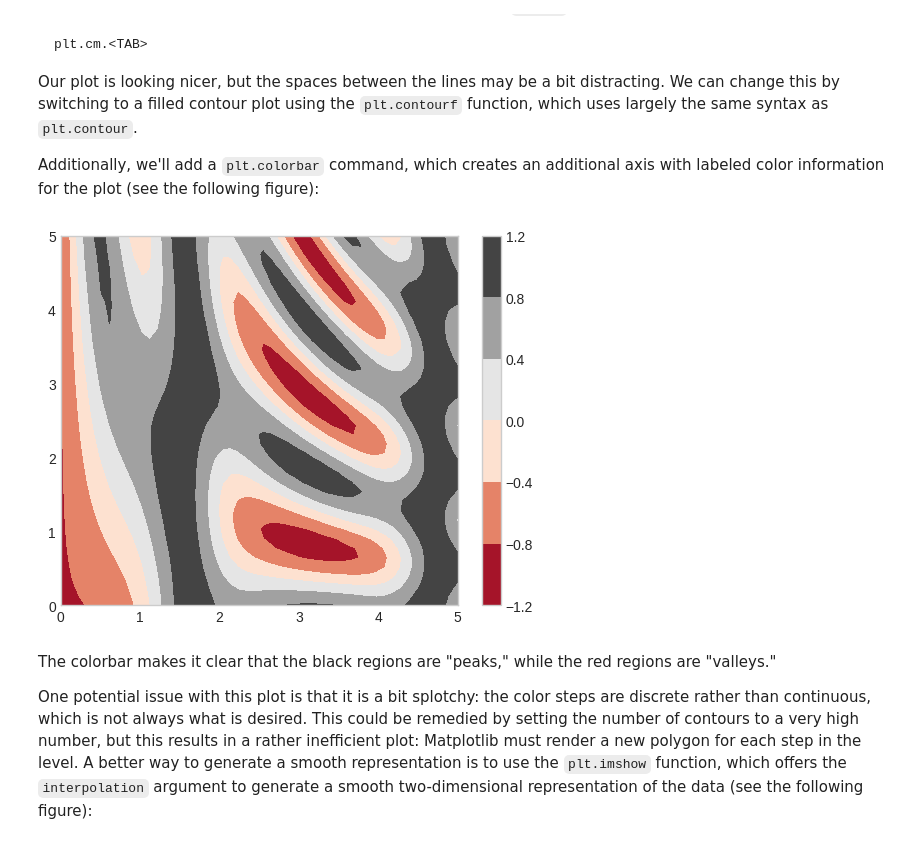
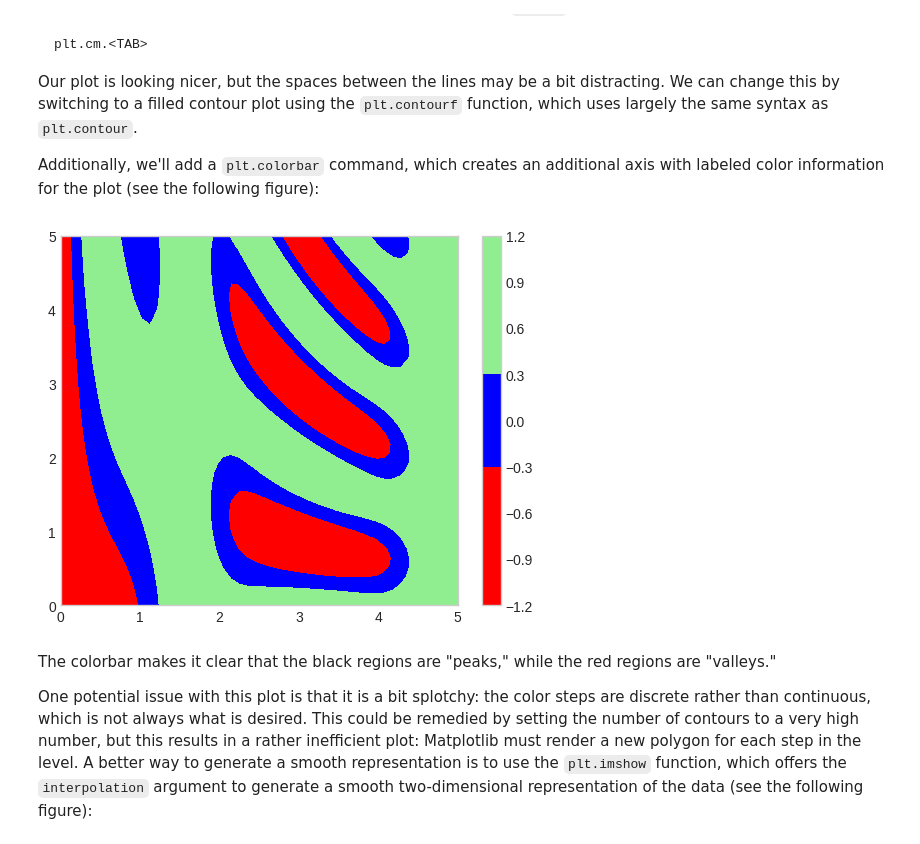
Before and after one commit to bertramwooster/PythonDataScienceHandbook, a Jupyter notebook: notebooks/04.04-Density-and-Contour-Plots.ipynb, the cells around one changed output. Cells and saved outputs as stored; diff of their text form; code cells hidden in the pictures.

Commit message:
Played with contourf so that I could figure out how Raschka was using it

```diff
--- a/notebooks/04.04-Density-and-Contour-Plots.ipynb
+++ b/notebooks/04.04-Density-and-Contour-Plots.ipynb
@@ -58,7 +60,10 @@ We can change this by switching to a filled contour plot using the `plt.contourf
 
 Additionally, we'll add a `plt.colorbar` command, which creates an additional axis with labeled color information for the plot (see the following figure):
 # %%
-plt.contourf(X, Y, Z, 5, cmap='RdGy')
+from matplotlib.colors import ListedColormap
+colors = ('red', 'blue', 'lightgreen', 'gray', 'cyan')
+cmap = ListedColormap(colors[:3])
+plt.contourf(X, Y, Z, cmap = cmap)#'RdGy')
 plt.colorbar();
 # %% [output]
-[figure, old version]
+[figure, new version]
```
Also changed, not shown: parts of 2 cells of this notebook.
